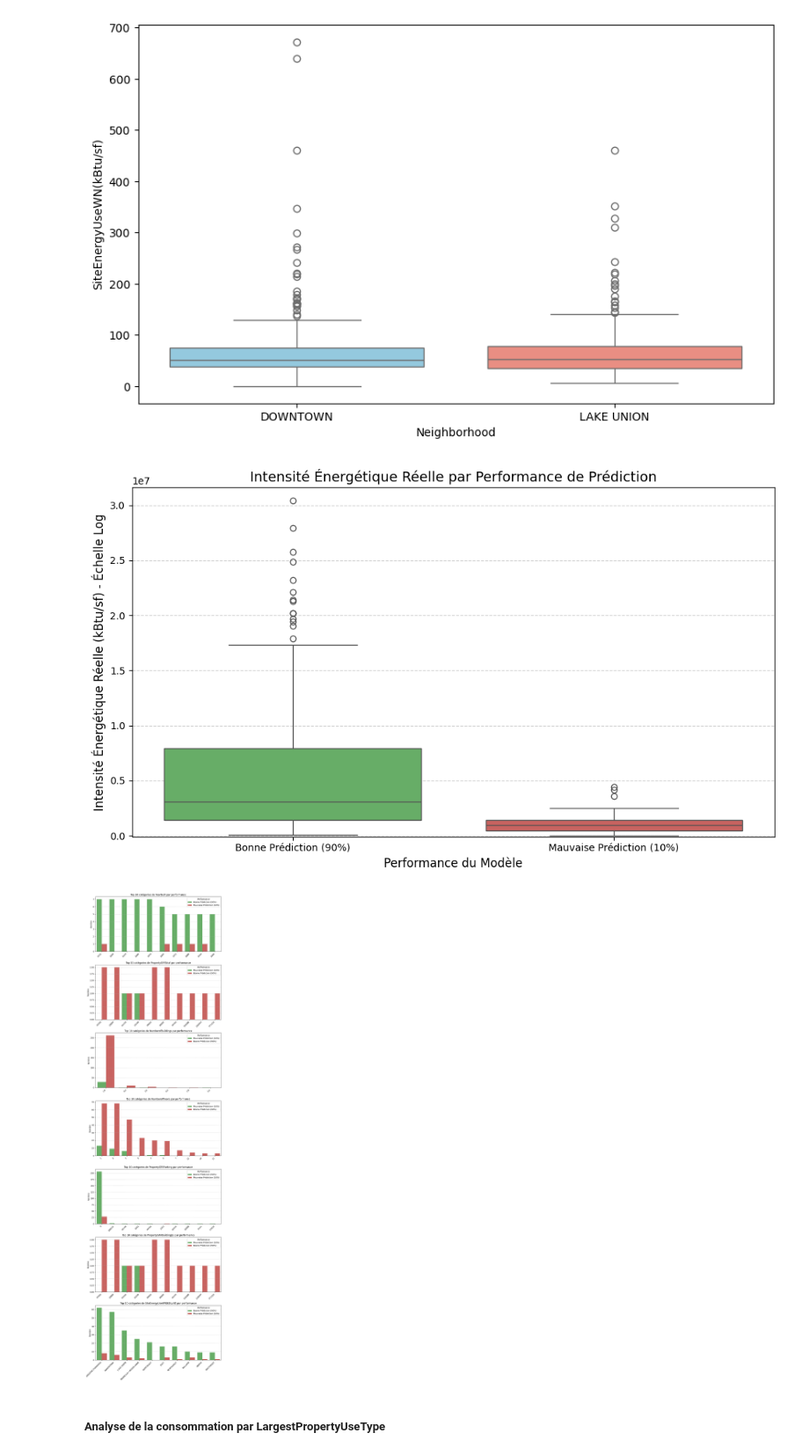
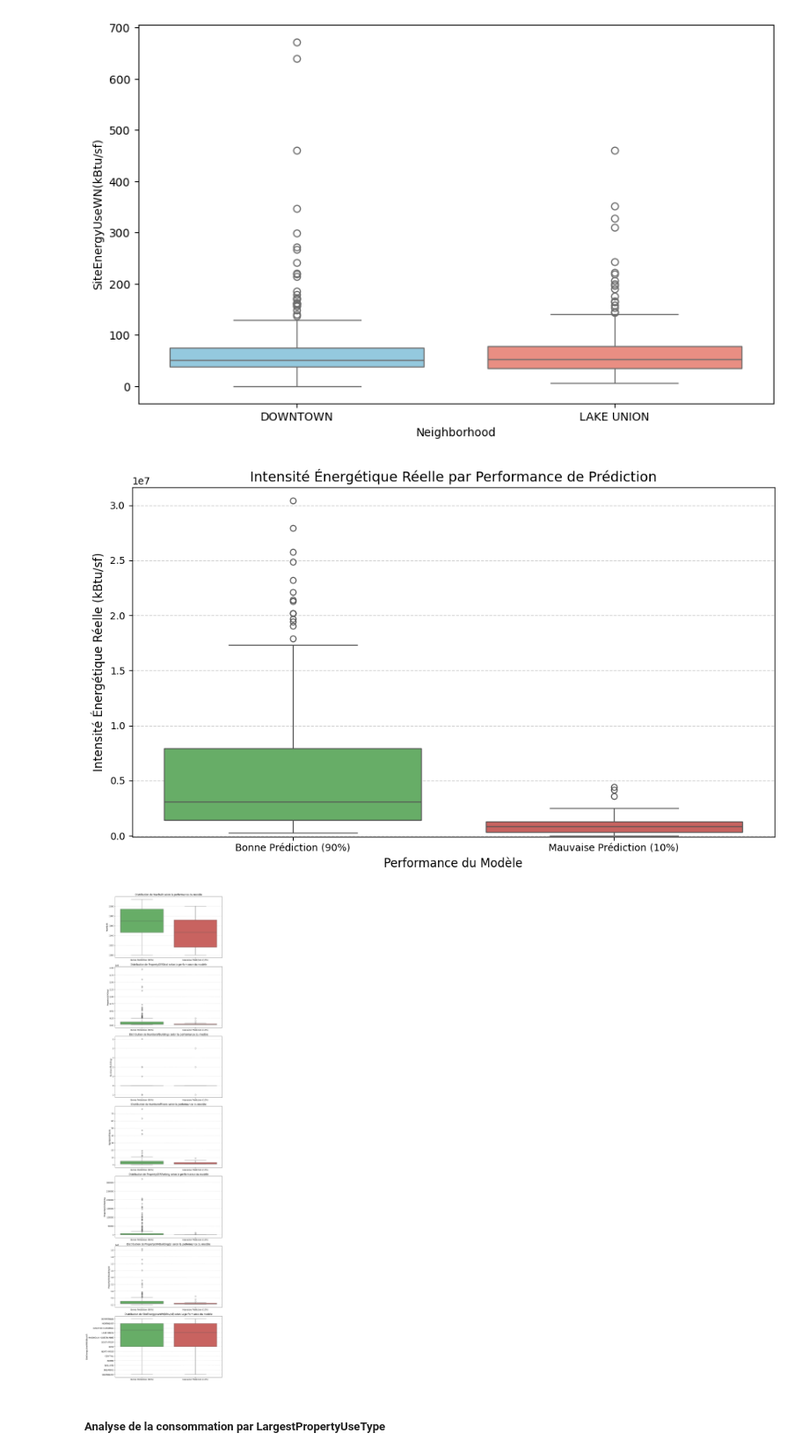
Before and after one commit to mcourte/DE_Projet_6, a Jupyter notebook: nettoyage_analyse_DF.ipynb, the cells around one changed output. Shown at 88% size. Saved outputs shown, nothing was run; the diff lists cells and outputs as text; code cells hidden in the pictures.

```diff
--- a/nettoyage_analyse_DF.ipynb
+++ b/nettoyage_analyse_DF.ipynb
@@ -1236,6 +1759,8 @@ df_without_leakage[df_without_leakage['SecondLargestPropertyUseType'].isna()]
 Comme nous ne pouvons pas deviner quel est le second usage du bâtiment, on remplace ces valeurs par **Unknown**
 # %%
 df_without_leakage['SecondLargestPropertyUseType'] = df_without_leakage['SecondLargestPropertyUseType'].fillna('None')
+# %%
+df_without_leakage['ThirdLargestPropertyUseType'] = df_without_leakage['ThirdLargestPropertyUseType'].fillna('None')
 # %% [markdown]
 ##### Outliers
 # %%
@@ -1362,0 +1874,15 @@ df_without_leakage
+# %%
+# Masque : SecondLargestPropertyUseType n'est PAS "Unknown"
+mask_non_unknown = df_without_leakage['ThirdLargestPropertyUseType'] != 'None'
+
+# Cas 1 : SecondLargestPropertyUseType ≠ Unknown
+df_without_leakage.loc[mask_non_unknown, 'ThirdLargestPropertyUseTypeGFA'] = (
+    df_without_leakage['PropertyGFATotal'] - df_without_leakage['LargestPropertyUseTypeGFA']- df_without_leakage['SecondLargestPropertyUseTypeGFA']
+)
+
+# Cas 2 : SecondLargestPropertyUseType = Unknown
+mask_unknown = df_without_leakage['ThirdLargestPropertyUseType'] == 'None'
+
+df_without_leakage.loc[mask_unknown, 'ThirdLargestPropertyUseTypeGFA'] = (
+   0
+)
@@ -1385,6 +1926,7 @@ features_to_keep = [
     'PropertyGFAParking', 'PropertyGFABuilding(s)',
     'ListOfAllPropertyUseTypes', 'LargestPropertyUseType',
     'LargestPropertyUseTypeGFA', 'SecondLargestPropertyUseType',
-    'SecondLargestPropertyUseTypeGFA', 'DefaultData', 'ComplianceStatus',
+    'SecondLargestPropertyUseTypeGFA', 'ThirdLargestPropertyUseType',
+    'ThirdLargestPropertyUseTypeGFA','DefaultData', 'ComplianceStatus',
     'Outlier'
 ]
@@ -1676,39 +2173,30 @@ sns.boxplot(
 <Axes: xlabel='Neighborhood', ylabel='SiteEnergyUseWN(kBtu/sf)'>
 [figure]
 # %%
-
-# --- 1. Préparation de la nouvelle colonne dans df_combined ---
-
-# Liste des index qui existent DANS df_combined ET DANS df_90_percent
+# La liste des index présents dans les deux DataFrames.
 valid_90_indices = df_90_percent.index.intersection(df_combined.index)
 
-# Liste des index qui existent DANS df_combined ET DANS df_10_percent
+
 valid_10_indices = df_10_percent.index.intersection(df_combined.index)
 
-# Initialiser la nouvelle colonne
+
 df_combined['Performance_Modele'] = ''
 
-# 1. Étiqueter les "Bons" (90%) - Utilisation des index VALIDÉS
+
 df_combined.loc[valid_90_indices, 'Performance_Modele'] = 'Bonne Prédiction (90%)'
 
-# 2. Étiqueter les "Mauvais" (10%) - Utilisation des index VALIDÉS
+
 df_combined.loc[valid_10_indices, 'Performance_Modele'] = 'Mauvaise Prédiction (10%)'
 
-# Vérification du nombre d'index manquant (à titre informatif)
-missing_90 = len(df_90_percent) - len(valid_90_indices)
-missing_10 = len(df_10_percent) - len(valid_10_indices)
 
 
-# --- 2. Box Plot de la Consommation (y_reel) vs. Performance ---
-
-# Par le nom réel de la colonne de la cible (Y) dans df_combined :
-y_column_name = 'SiteEnergyUseWN(kBtu)' # <<< NOM DE COLONNE CORRIGÉ !
+y_column_name = 'SiteEnergyUseWN(kBtu)'
 
 plt.figure(figsize=(10, 6))
 
 sns.boxplot(
     x='Performance_Modele',
-    y=y_column_name, # y_column_name vaut maintenant 'SiteEnergyUseWN(kBtu)'
+    y=y_column_name,
     data=df_combined[df_combined['Performance_Modele'] != ''],
     palette=['#5cb85c', '#d9534f'],
     order=['Bonne Prédiction (90%)', 'Mauvaise Prédiction (10%)'],
@@ -1721,58 +2209,54 @@ plt.ylim(y_min, y_max)
 
 plt.title("Intensité Énergétique Réelle par Performance de Prédiction", fontsize=14)
 plt.xlabel("Performance du Modèle", fontsize=12)
-plt.ylabel("Intensité Énergétique Réelle (kBtu/sf) - Échelle Log", fontsize=12)
+plt.ylabel("Intensité Énergétique Réelle (kBtu/sf)", fontsize=12)
 
 plt.grid(axis='y', linestyle='--', alpha=0.6)
 plt.tight_layout()
 plt.show()
 # %% [output]
-[figure, old version]
+[figure, new version]
 # %%
-# Colonnes à analyser
+# Colonnes numériques à analyser
 columns_cibles = [
     'YearBuilt',
     'PropertyGFATotal',
     'NumberofBuildings',
     'NumberofFloors',
     'PropertyGFAParking',
     'PropertyGFABuilding(s)',
     'SiteEnergyUseWN(kBtu/sf)'
 ]
 
 performance_col = "Performance_Modele"
 order_perf = ['Bonne Prédiction (90%)', 'Mauvaise Prédiction (10%)']
 
-# Filtrer uniquement les 2 catégories présentes
+# Filtrer uniquement les lignes classées 90% / 10%
 df_plot = df_combined[df_combined[performance_col].isin(order_perf)].copy()
 
-# Figure
 fig, axes = plt.subplots(len(columns_cibles), 1, figsize=(10, 5 * len(columns_cibles)))
 if len(columns_cibles) == 1:
     axes = [axes]
 
+# Tracer un boxplot pour chaque colonne
 for ax, col in zip(axes, columns_cibles):
-    top_10 = df_plot[col].value_counts().nlargest(10).index
-    temp = df_plot[df_plot[col].isin(top_10)]
-
-    sns.countplot(
-        data=temp,
-        x=col,
+    sns.boxplot(
+        data=df_plot,
+        x=performance_col,
+        y=col,
         hue=performance_col,
-        order=top_10,
+        order=order_perf,
         palette=['#5cb85c', '#d9534f'],
         ax=ax
     )
-    ax.set_title(f"Top 10 catégories de {col} par performance")
-    ax.set_ylabel("Nombre")
-    ax.set_xticklabels(ax.get_xticklabels(), rotation=45, ha="right")
-    ax.legend(title="Performance")
+    ax.set_title(f"Distribution de {col} selon la performance du modèle")
     ax.set_xlabel("")
-    ax.grid(axis="y", linestyle="--", alpha=0.6)
+    ax.set_ylabel(col)
+    ax.grid(axis="y", linestyle="--", alpha=0.5)
 
 plt.tight_layout()
 plt.show()
 # %% [output]
-[figure, old version]
+[figure, new version]
 # %% [markdown]
 ##### Analyse de la consommation par LargestPropertyUseType
```
Also changed, not shown: parts of 32 cells of this notebook.
